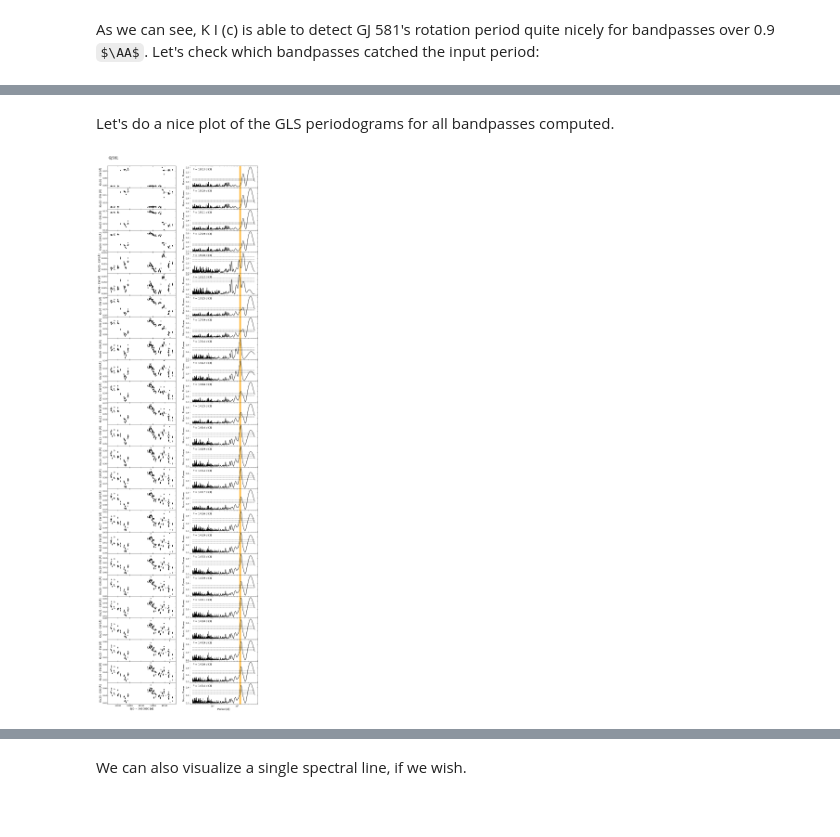
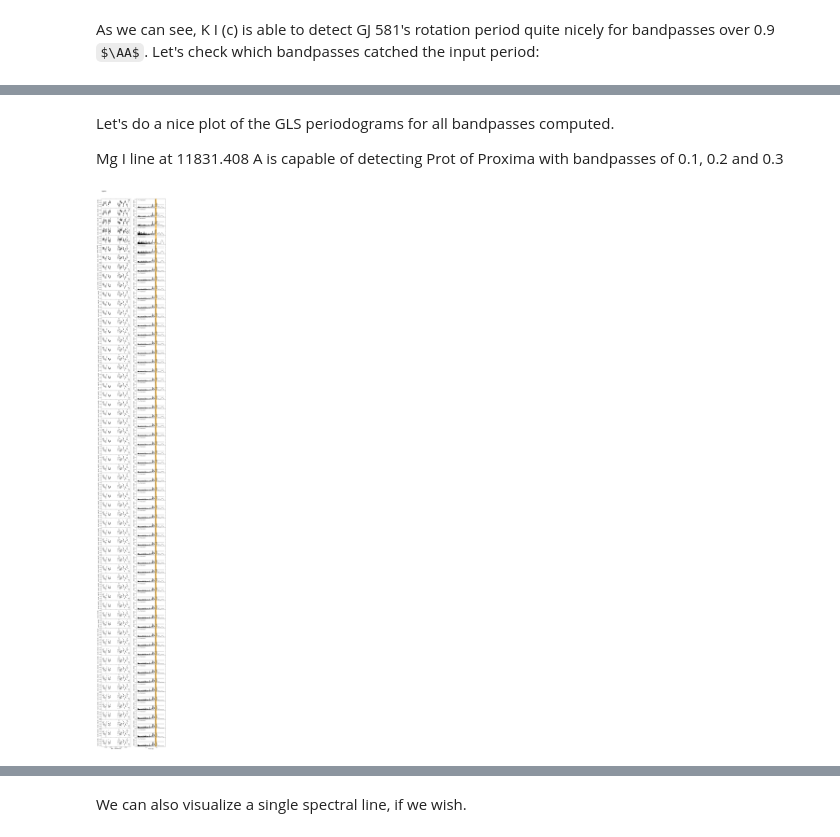
Before and after one commit to telmonteiro/AMATERASU, a Jupyter notebook: AMATERASU_tutorial.ipynb, the cells around one changed output, grey strips where cells are left out. Drawn from its saved outputs; the diff is of its cells as text; code cells hidden in the pictures; some formulas as TeX source; blank space fills up the shorter version.

Commit message:
Updates
Cleaner code.
Interpolation corrected.

```diff
--- a/AMATERASU_tutorial.ipynb
+++ b/AMATERASU_tutorial.ipynb
@@ -66,14 +521,13 @@ To run AMATERASU I also need to give the files (spectra) paths, the star ID, the
 # %%
-from AMATERASU import AMATERASU
-
-star = "GJ581"
-_, files = gather_spectra(star_name=star, instrument="NIRPS",type="2d")
+star = "GJ551"
 
 indice = "KIc"
 
-period_test = [141.6,3.5]
-ptol = 0.1*period_test[0]
+period_test = [85,15]
+ptol = 0.15*period_test[0]
 fap_treshold = 0.001
 
-amaterasu = AMATERASU(files, star, period_test, ptol, fap_treshold, indice, folder_path=None)
+indice_info = {'ln_ctr':12525.544}
+
+amaterasu = AMATERASU(star, bjd_observations, spectra_observations, period_test, ptol, fap_treshold, indice, interp=True, indice_info=indice_info)
 # %% [output]
@@ -117,8 +570,12 @@ AMATERASU.periods_flagged
 # %% [markdown]
 Let's do a nice plot of the GLS periodograms for all bandpasses computed.
+
+Mg I line at 11831.408 A is capable of detecting Prot of Proxima with bandpasses of 0.1, 0.2 and 0.3
 # %%
-p_rot_lit_list = [[132.5,6.3],[141.6,3.5],[130,2]] #different literature values
+#p_rot_lit_list = [[132.5,6.3],[141.6,3.5],[130,2]] #different literature values
+p_rot_lit_list = [[85,15]]
 
-AMATERASU.GLS_plot(star, p_rot_lit_list, AMATERASU.cols_names, AMATERASU.EWs, AMATERASU.gls_results_all)
+AMATERASU.GLS_plot(star, indice, p_rot_lit_list, AMATERASU.ew_cols, AMATERASU.EWs, AMATERASU.gls_results_all, folder="")
+plt.show()
 # %% [output]
-[figure, old version]
+[figure, new version]
```
Also changed, not shown: parts of 35 cells of this notebook, 5 other files.
